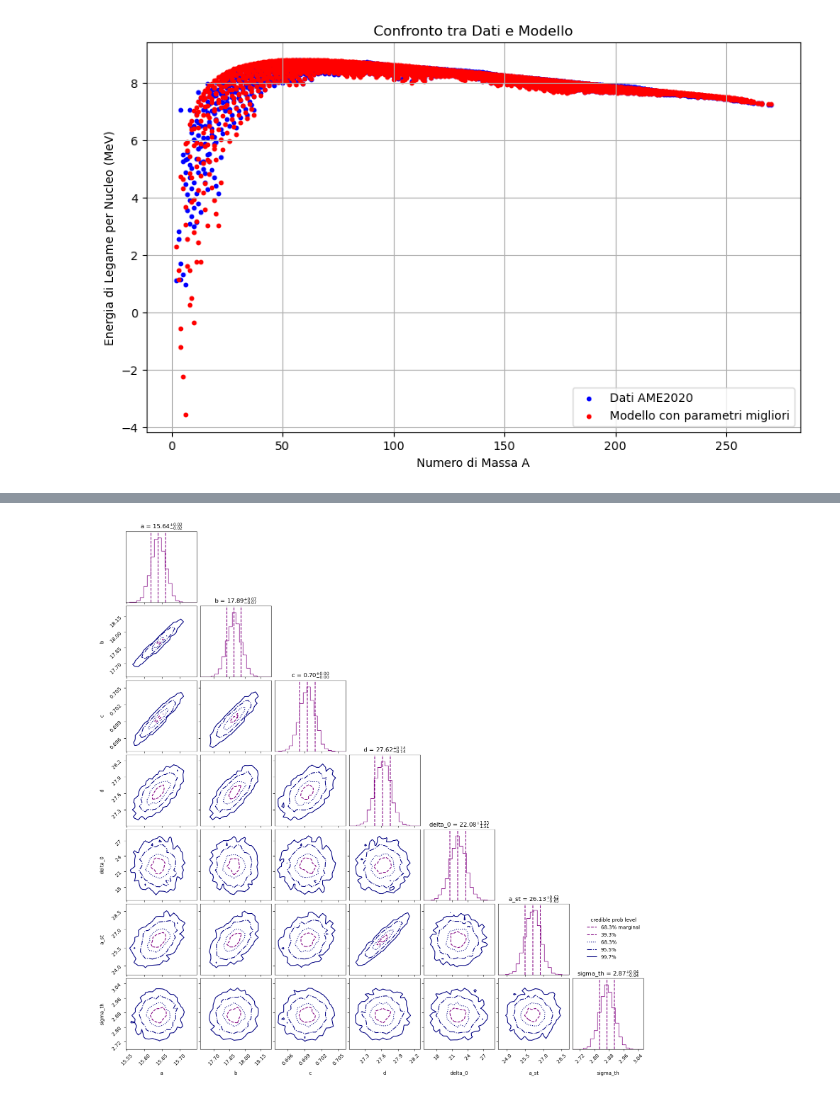
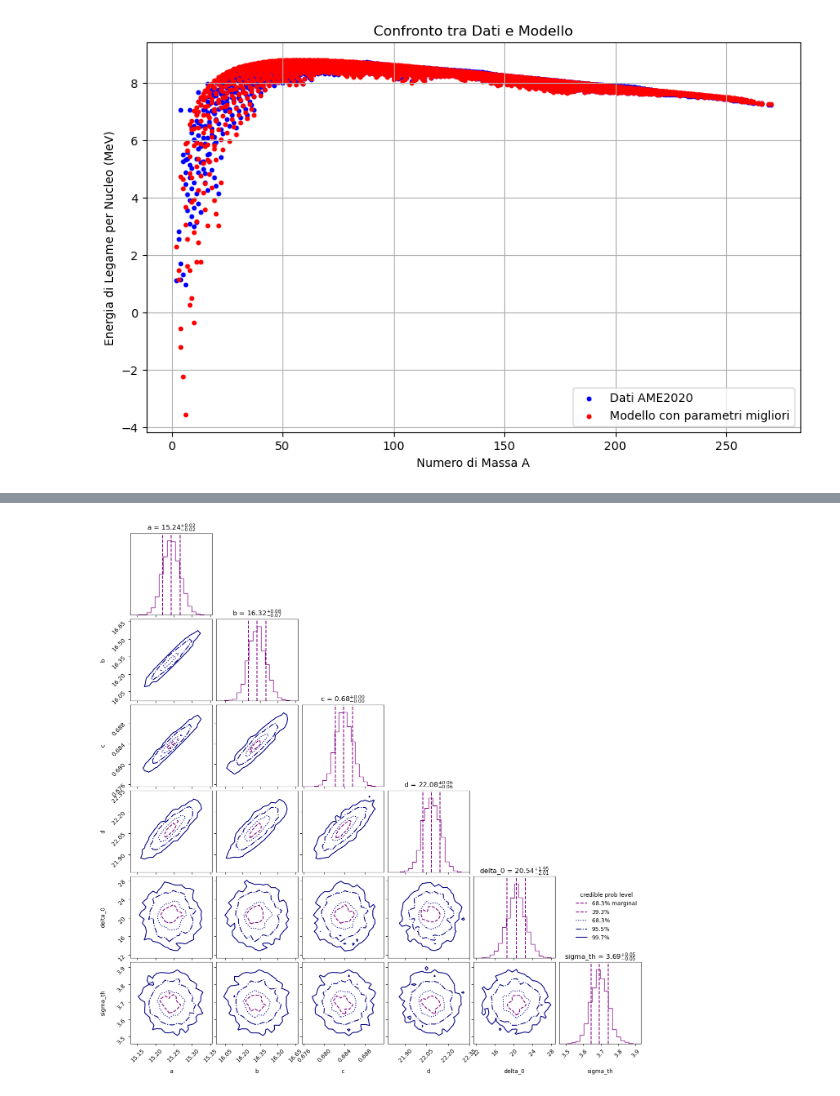
Before and after one commit to maddoc-g/5_masse_nucleari, a Jupyter notebook: masse_nucleari.ipynb, the cells around one changed output, grey strips where cells are left out. Drawn from its saved outputs; the diff is of its cells as text; code cells hidden in the pictures.

```diff
--- a/masse_nucleari.ipynb
+++ b/masse_nucleari.ipynb
@@ -196,8 +194,8 @@ plt.show()
 # %%
 #run ultranest
-sampler2 = ultranest.ReactiveNestedSampler(['a', 'b', 'c', 'd',  'delta_0', 'a_st', 'a_w', 'sigma_th'], log_likelihood_2, prior_2)
-result2 = sampler2.run(min_num_live_points=400, dKL=np.inf, min_ess=100)
-print(result2)
+sampler_delta = ultranest.ReactiveNestedSampler(['a', 'b', 'c', 'd',  'delta_0', 'sigma_th'], log_likelihood_delta, prior_delta)
+result_delta = sampler_delta.run(min_num_live_points=400, dKL=np.inf, min_ess=100)
+print(result_delta)
 # %% [output]
 [ultranest] Sampling 400 live points from prior ...
 VBox(children=(HTML(value=''), GridspecLayout(children=(HTML(value="<div style='background-color:#6E6BF4;'>&nb…
@@ -206,6 +219,6 @@ KeyboardInterrupt:
 # %%
-cornerplot2 = sampler2.plot_corner()
+cornerplot_delta = sampler_delta.plot_corner()
 # %% [output]
-[figure, old version]
+[figure, new version]
 # %%
 # calcolo il BE con i parametri migliori per ogni nucleo e confronto con i dati
```
Also changed, not shown: parts of 20 cells of this notebook.
